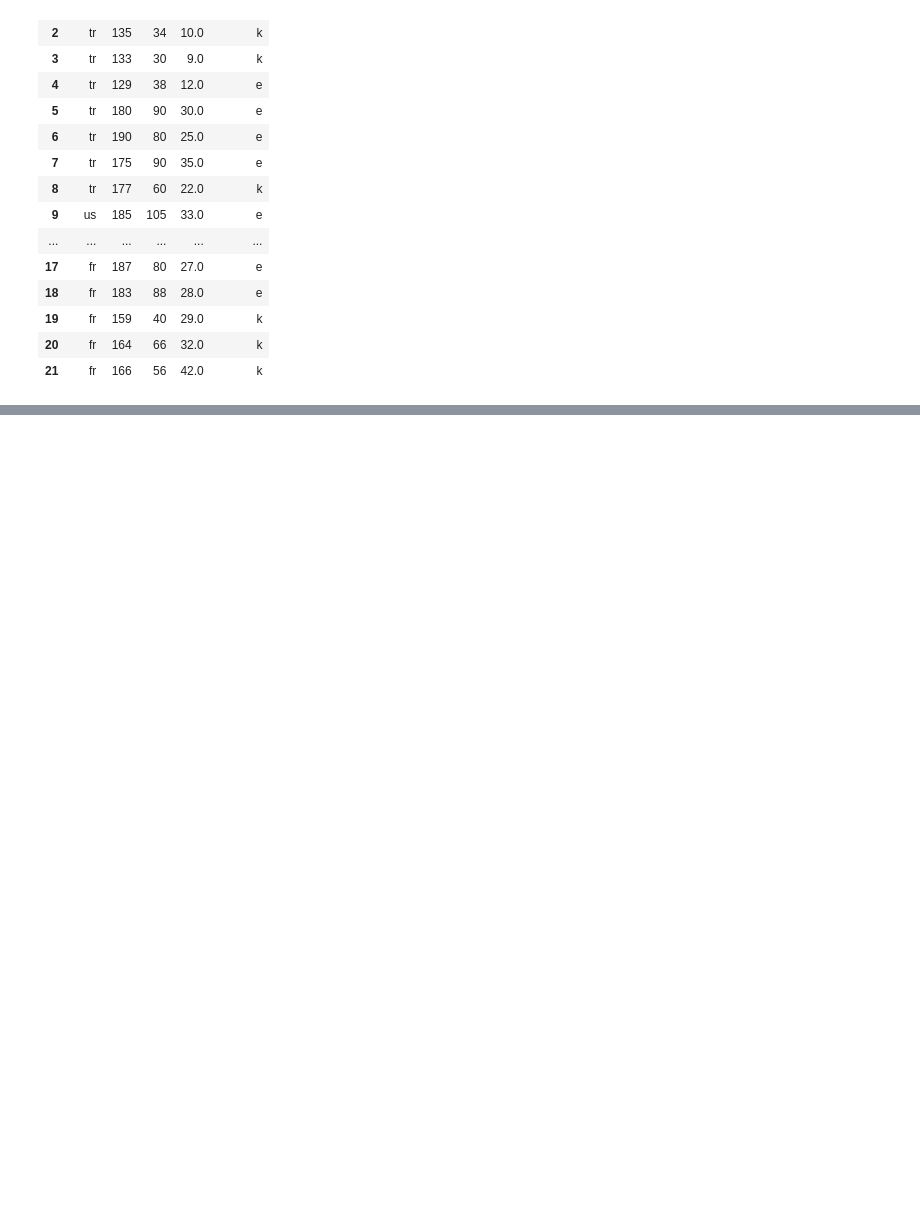
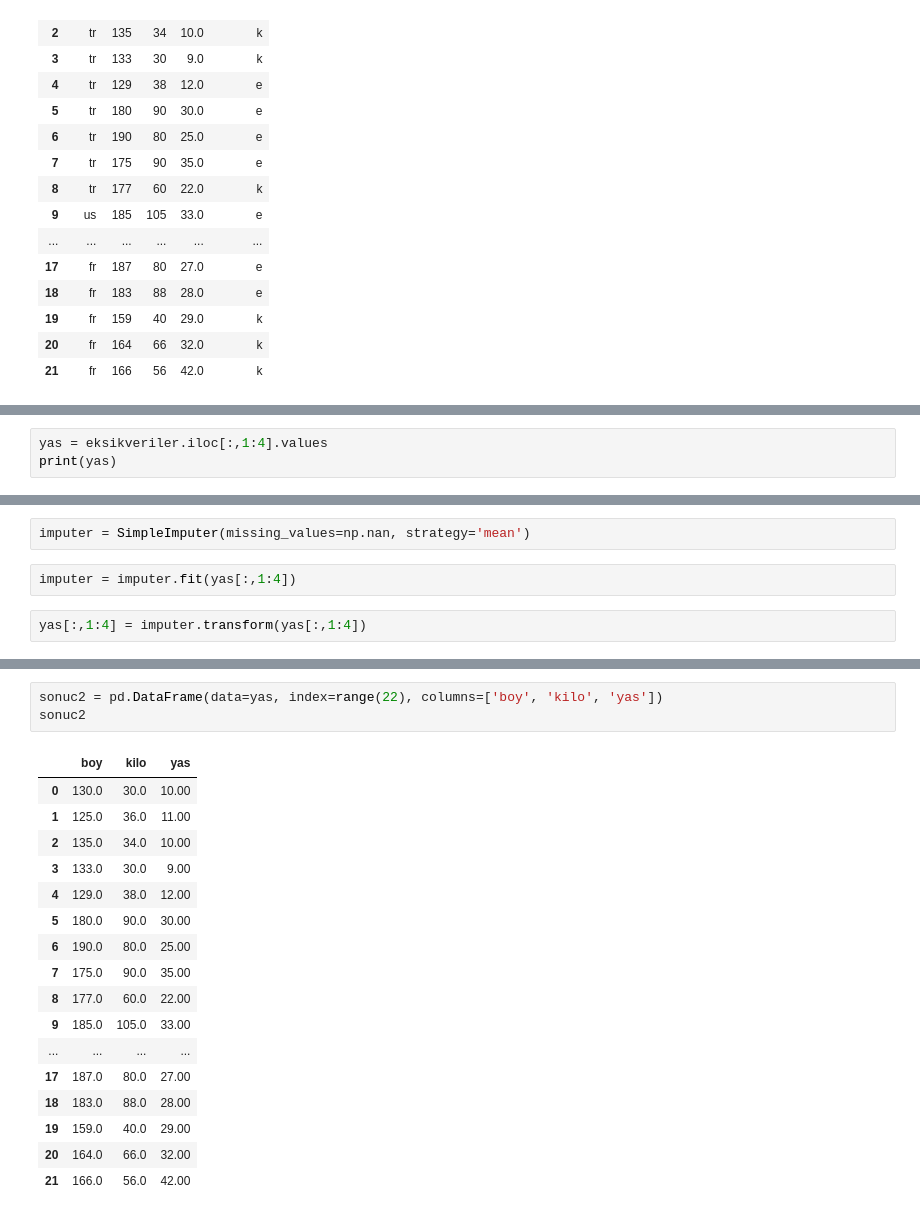
Before and after one commit to arifaygun/ML_Calisma_Notebooklari, a Jupyter notebook: Pythonla_Makine_Ogrenmesi.ipynb, the cells around one changed output, grey strips where cells are left out. Saved outputs shown, nothing was run; the diff lists cells and outputs as text; blank space fills up the shorter version.

```diff
--- a/Pythonla_Makine_Ogrenmesi.ipynb
+++ b/Pythonla_Makine_Ogrenmesi.ipynb
@@ -156,0 +160,3 @@ eksikveriler
+# %%
+yas = eksikveriler.iloc[:,1:4].values
+print(yas)
@@ -156,0 +181,6 @@ eksikveriler
+# %%
+imputer = SimpleImputer(missing_values=np.nan, strategy='mean')
+# %%
+imputer = imputer.fit(yas[:,1:4])
+# %%
+yas[:,1:4] = imputer.transform(yas[:,1:4])
@@ -156,0 +304,21 @@ eksikveriler
+# %%
+sonuc2 = pd.DataFrame(data=yas, index=range(22), columns=['boy', 'kilo', 'yas'])
+sonuc2
+# %% [output]
+|  | boy | kilo | yas |
+| 0 | 130.0 | 30.0 | 10.00 |
+| 1 | 125.0 | 36.0 | 11.00 |
+| 2 | 135.0 | 34.0 | 10.00 |
+| 3 | 133.0 | 30.0 | 9.00 |
+| 4 | 129.0 | 38.0 | 12.00 |
+| 5 | 180.0 | 90.0 | 30.00 |
+| 6 | 190.0 | 80.0 | 25.00 |
+| 7 | 175.0 | 90.0 | 35.00 |
+| 8 | 177.0 | 60.0 | 22.00 |
+| 9 | 185.0 | 105.0 | 33.00 |
+| ... | ... | ... | ... |
+| 17 | 187.0 | 80.0 | 27.00 |
+| 18 | 183.0 | 88.0 | 28.00 |
+| 19 | 159.0 | 40.0 | 29.00 |
+| 20 | 164.0 | 66.0 | 32.00 |
+| 21 | 166.0 | 56.0 | 42.00 |
```
Also changed, not shown: parts of 16 cells of this notebook.
